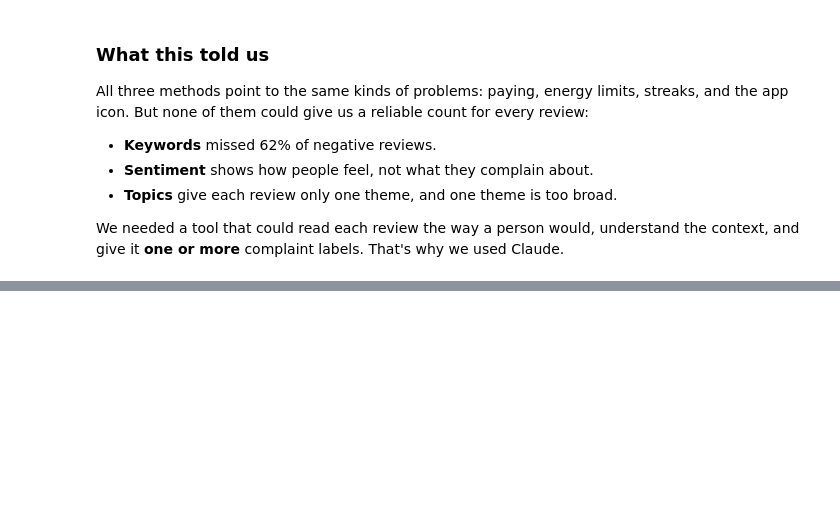
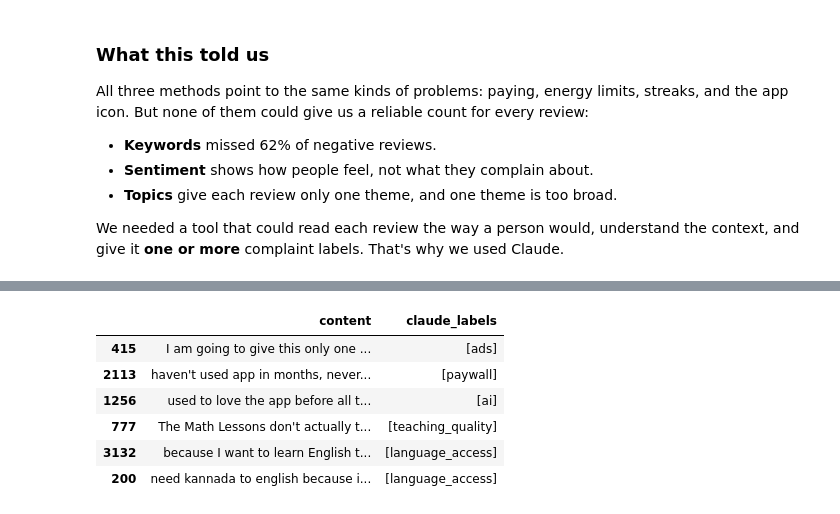
Before and after one commit to Teenna-Pachika/info4360-duolingo-reviews, a Jupyter notebook: notebooks/06_final_report.ipynb, the cells around one changed output, grey strips where cells are left out. Cells and saved outputs as stored; diff of their text form; code cells hidden in the pictures; blank space fills up the shorter version.

```diff
--- a/notebooks/06_final_report.ipynb
+++ b/notebooks/06_final_report.ipynb
@@ -178,0 +232,20 @@ We needed a tool that could read each review the way a person would, understand
+# %%
+# Loading Claude's saved labels (no API calls needed)
+labels = pd.read_csv("../data/claude_labels.csv")
+labels["claude_labels"] = labels["claude_labels"].apply(json.loads)
+
+# Applying the stricter "bugs" re-check (explained below): remove "bugs" where the re-check said it isn't a bug
+bugs_check = pd.read_csv("../data/claude_bugs_check.csv")
+not_bugs = set(bugs_check.loc[~bugs_check["really_bug"], "reviewId"])
+
+def apply_bug_check(row):
+    """Take "bugs" off a review's labels if the re-check said it isn't really a bug."""
+    if row["reviewId"] in not_bugs:
+        return [label for label in row["claude_labels"] if label != "bugs"] or ["other"]
+    return row["claude_labels"]
+
+labels["claude_labels"] = labels.apply(apply_bug_check, axis=1)
+neg = neg.merge(labels, on="reviewId")
+
+print(f"Negative reviews with Claude labels: {len(neg):,}")
+print(f"Reviews with more than one complaint: {(neg['claude_labels'].str.len() > 1).mean():.0%}")
@@ -178,0 +258,13 @@ We needed a tool that could read each review the way a person would, understand
+# %%
+# Examples of negative reviews with their Claude labels
+pd.set_option("display.max_colwidth", None)
+examples = neg[neg["n_words"].between(8, 35) & neg["claude_labels"].apply(lambda l: l != ["other"])]
+examples.sample(6, random_state=1)[["content", "claude_labels"]]
+# %% [output]
+|  | content | claude_labels |
+| 415 | I am going to give this only one ... | [ads] |
+| 2113 | haven't used app in months, never... | [paywall] |
+| 1256 | used to love the app before all t... | [ai] |
+| 777 | The Math Lessons don't actually t... | [teaching_quality] |
+| 3132 | because I want to learn English t... | [language_access] |
+| 200 | need kannada to english because i... | [language_access] |
```
Also changed, not shown: parts of 16 cells of this notebook.
